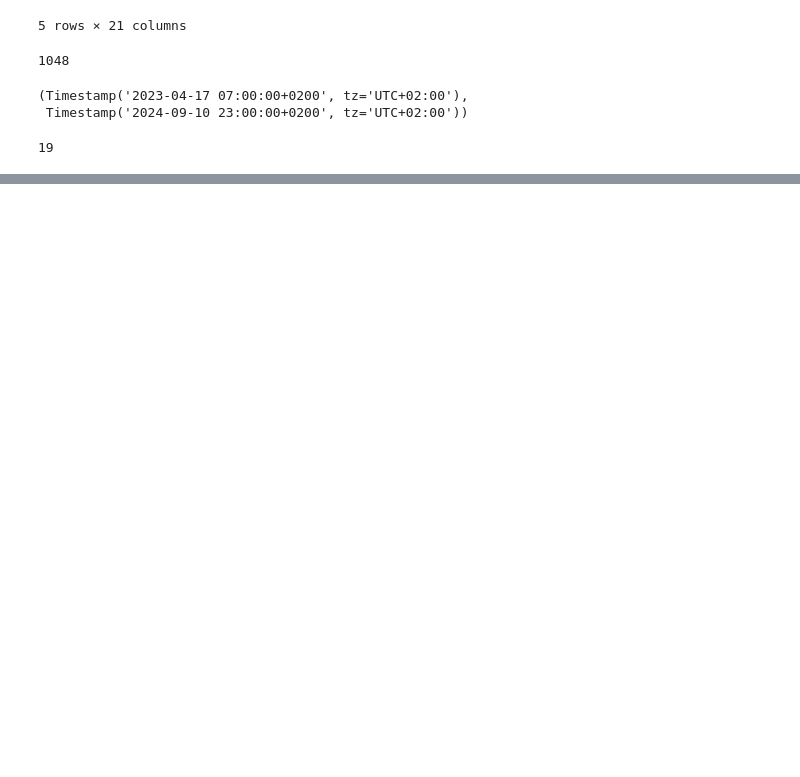
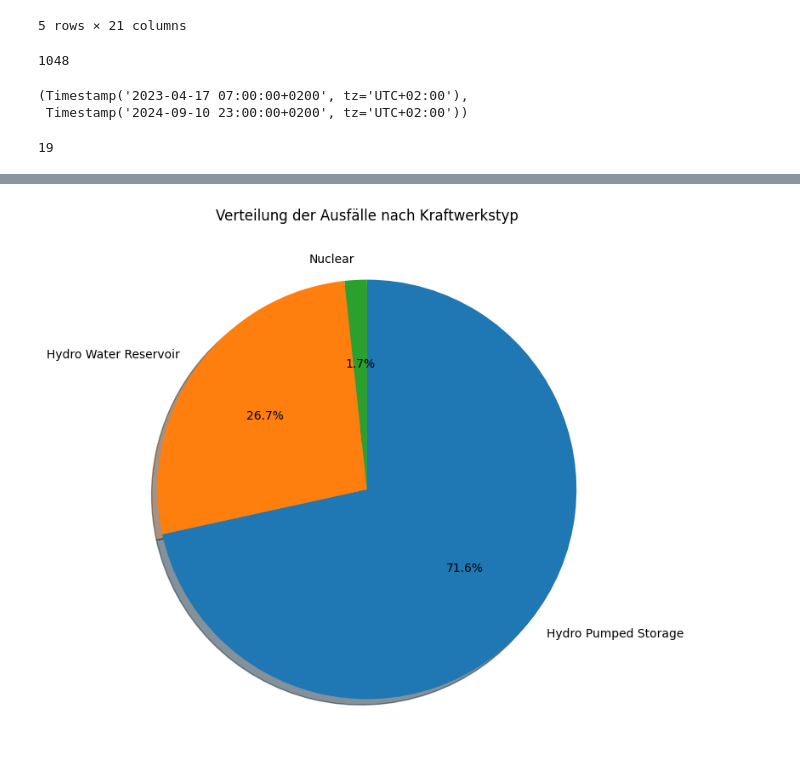
Before and after one commit to flavio-mueller-students-fhnw/gdv, a Jupyter notebook: gdv.ipynb, the cells around one changed output, grey strips where cells are left out. Saved outputs shown, nothing was run; the diff lists cells and outputs as text; code cells hidden in the pictures; blank space fills up the shorter version.

```diff
--- a/gdv.ipynb
+++ b/gdv.ipynb
@@ -74 +87,14 @@ plt.show()
+# %%
+plt.figure(figsize=(8, 8))
+df['plant_type'].value_counts().plot.pie(
+    autopct='%1.1f%%',
+    startangle=90,
+    counterclock=False,
+    shadow=True
+)
+plt.title('Verteilung der Ausfälle nach Kraftwerkstyp')
+plt.ylabel('')  # Entfernt unnötige y-Beschriftung
+plt.show()
+# %% [output]
+[figure, added]
 # %%
```
Also changed, not shown: parts of 29 cells of this notebook, 1 other file.
